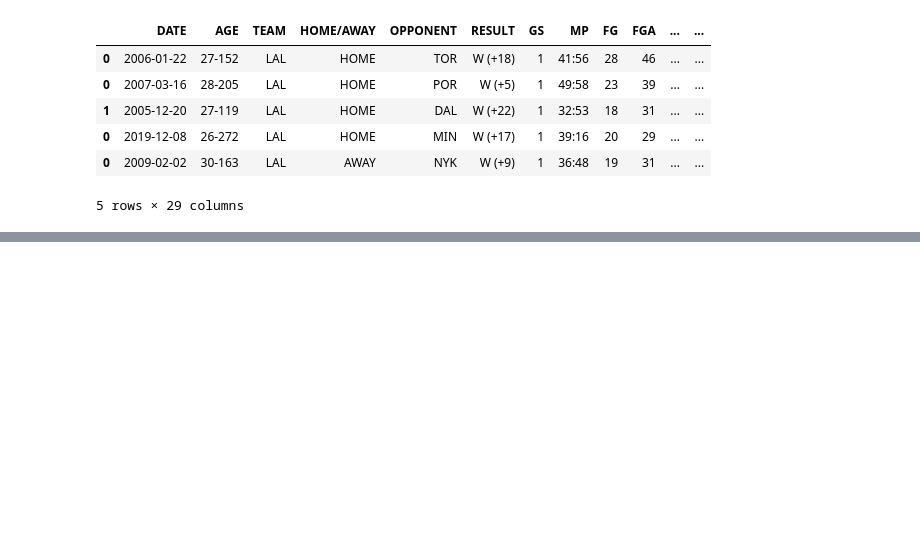
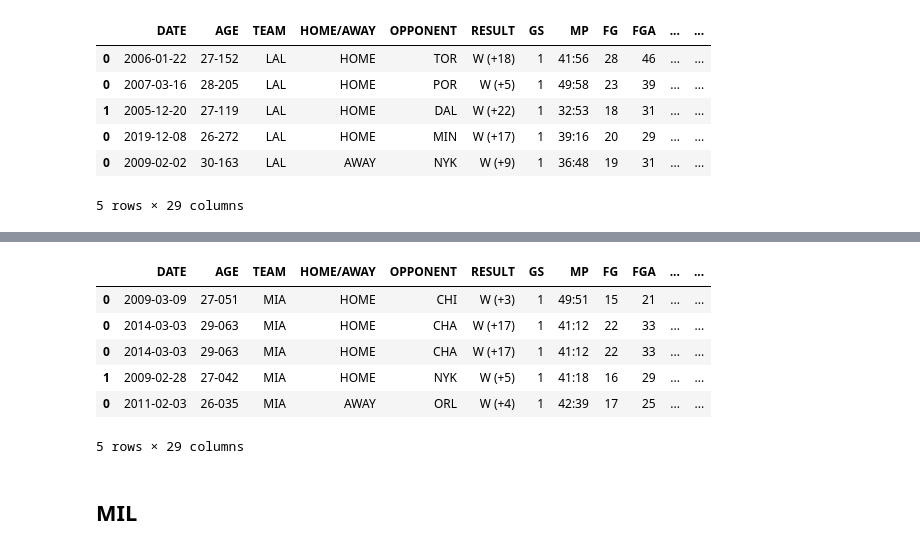
Before and after one commit to bme3412/Python, a Jupyter notebook: Projects/Basketball_reference/NBA_since_2000.ipynb, the cells around one changed output, grey strips where cells are left out. Saved outputs shown, nothing was run; the diff lists cells and outputs as text; code cells hidden in the pictures; blank space fills up the shorter version.

```diff
--- a/Projects/Basketball_reference/NBA_since_2000.ipynb
+++ b/Projects/Basketball_reference/NBA_since_2000.ipynb
@@ -548,0 +593,42 @@ LAL_since_2000.head(5)
+# %%
+MIA_2000_games_io = pd.read_csv('/Users/brendan/Desktop/Python/NBA_API/MIA/MIA_2000_games.csv')
+MIA_2001_games_io = pd.read_csv('/Users/brendan/Desktop/Python/NBA_API/MIA/MIA_2001_games.csv')
+MIA_2002_games_io = pd.read_csv('/Users/brendan/Desktop/Python/NBA_API/MIA/MIA_2002_games.csv')
+MIA_2003_games_io = pd.read_csv('/Users/brendan/Desktop/Python/NBA_API/MIA/MIA_2003_games.csv')
+MIA_2004_games_io = pd.read_csv('/Users/brendan/Desktop/Python/NBA_API/MIA/MIA_2004_games.csv')
+MIA_2005_games_io = pd.read_csv('/Users/brendan/Desktop/Python/NBA_API/MIA/MIA_2005_games.csv')
+MIA_2006_games_io = pd.read_csv('/Users/brendan/Desktop/Python/NBA_API/MIA/MIA_2006_games.csv')
+MIA_2007_games_io = pd.read_csv('/Users/brendan/Desktop/Python/NBA_API/MIA/MIA_2007_games.csv')
+MIA_2008_games_io = pd.read_csv('/Users/brendan/Desktop/Python/NBA_API/MIA/MIA_2008_games.csv')
+MIA_2009_games_io = pd.read_csv('/Users/brendan/Desktop/Python/NBA_API/MIA/MIA_2009_games.csv')
+MIA_2010_games_io = pd.read_csv('/Users/brendan/Desktop/Python/NBA_API/MIA/MIA_2010_games.csv')
+MIA_2011_games_io = pd.read_csv('/Users/brendan/Desktop/Python/NBA_API/MIA/MIA_2011_games.csv')
+MIA_2012_games_io = pd.read_csv('/Users/brendan/Desktop/Python/NBA_API/MIA/MIA_2012_games.csv')
+MIA_2013_games_io = pd.read_csv('/Users/brendan/Desktop/Python/NBA_API/MIA/MIA_2013_games.csv')
+MIA_2014_games_io = pd.read_csv('/Users/brendan/Desktop/Python/NBA_API/MIA/MIA_2014_games.csv')
+MIA_2015_games_io = pd.read_csv('/Users/brendan/Desktop/Python/NBA_API/MIA/MIA_2015_games.csv')
+MIA_2016_games_io = pd.read_csv('/Users/brendan/Desktop/Python/NBA_API/MIA/MIA_2016_games.csv')
+MIA_2017_games_io = pd.read_csv('/Users/brendan/Desktop/Python/NBA_API/MIA/MIA_2017_games.csv')
+MIA_2018_games_io = pd.read_csv('/Users/brendan/Desktop/Python/NBA_API/MIA/MIA_2018_games.csv')
+MIA_2019_games_io = pd.read_csv('/Users/brendan/Desktop/Python/NBA_API/MIA/MIA_2019_games.csv')
+MIA_2020_games_io = pd.read_csv('/Users/brendan/Desktop/Python/NBA_API/MIA/MIA_2020_games.csv')
+MIA_2021_games_io = pd.read_csv('/Users/brendan/Desktop/Python/NBA_API/MIA/MIA_2021_games.csv')
+# %%
+MIA_season_dfs = [MIA_2000_games_io, MIA_2001_games_io, MIA_2002_games_io, MIA_2003_games_io, MIA_2004_games_io, MIA_2005_games_io,
+                 MIA_2006_games_io, MIA_2007_games_io, MIA_2008_games_io, MIA_2009_games_io, MIA_2010_games_io, MIA_2011_games_io,
+                 MIA_2012_games_io, MIA_2013_games_io, MIA_2014_games_io, MIA_2015_games_io, MIA_2016_games_io, MIA_2017_games_io,
+                 MIA_2018_games_io, MIA_2019_games_io, MIA_2020_games_io, MIA_2021_games_io]
+# %%
+MIA_since_2000 = pd.concat(MIA_season_dfs)
+MIA_since_2000 = MIA_since_2000.sort_values(by=['GAME_SCORE'], ascending=False)
+MIA_since_2000.head(5)
+# %% [output]
+|  | DATE | AGE | TEAM | HOME/AWAY | OPPONENT | RESULT | GS | MP | FG | FGA | ... | ... |
+| 0 | 2009-03-09 | 27-051 | MIA | HOME | CHI | W (+3) | 1 | 49:51 | 15 | 21 | ... | ... |
+| 0 | 2014-03-03 | 29-063 | MIA | HOME | CHA | W (+17) | 1 | 41:12 | 22 | 33 | ... | ... |
+| 0 | 2014-03-03 | 29-063 | MIA | HOME | CHA | W (+17) | 1 | 41:12 | 22 | 33 | ... | ... |
+| 1 | 2009-02-28 | 27-042 | MIA | HOME | NYK | W (+5) | 1 | 41:18 | 16 | 29 | ... | ... |
+| 0 | 2011-02-03 | 26-035 | MIA | AWAY | ORL | W (+4) | 1 | 42:39 | 17 | 25 | ... | ... |
+5 rows × 29 columns
+# %% [markdown]
+## MIL
```
Also changed, not shown: parts of 27 cells of this notebook.
